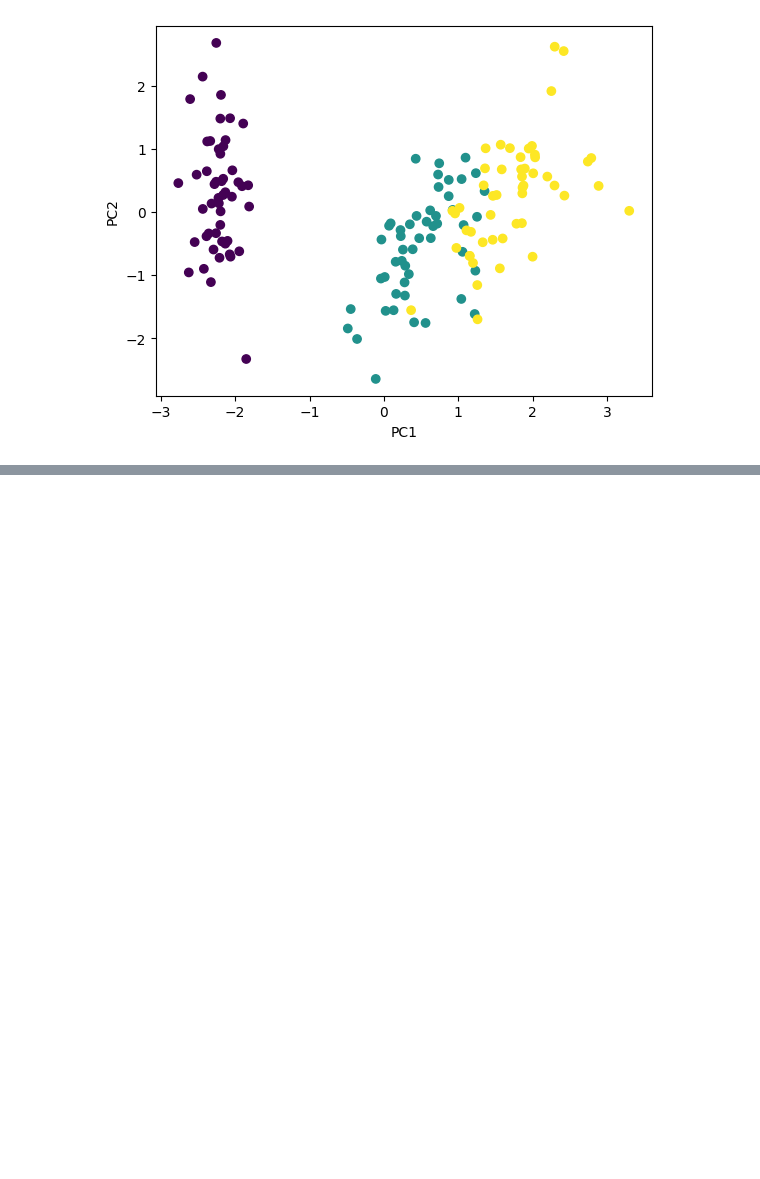
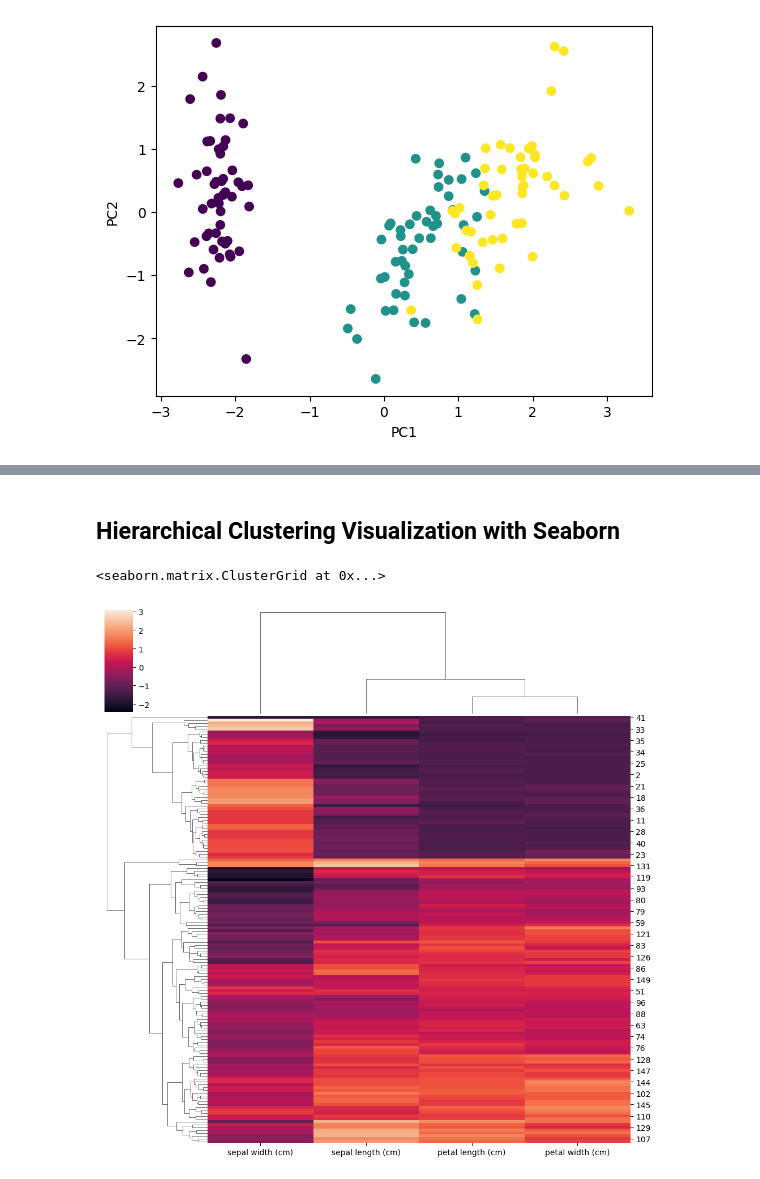
Before and after one commit to ralbu85/STML, a Jupyter notebook: STML_clustering.ipynb, the cells around one changed output, grey strips where cells are left out. Drawn from its saved outputs; the diff is of its cells as text; code cells hidden in the pictures; blank space fills up the shorter version.

```diff
--- a/STML_clustering.ipynb
+++ b/STML_clustering.ipynb
@@ -115,0 +118,5 @@ Text(0, 0.5, 'PC2')
+# %%
+from sklearn.cluster import AgglomerativeClustering
+
+agg = AgglomerativeClustering(n_clusters=3)
+agg.fit(df_norm)
@@ -115,0 +135,8 @@ Text(0, 0.5, 'PC2')
+# %% [markdown]
+## Hierarchical Clustering Visualization with Seaborn
+# %%
+import seaborn as sns
+sns.clustermap(df_norm)
+# %% [output]
+<seaborn.matrix.ClusterGrid at 0x...>
+[figure, added]
```
Also changed, not shown: parts of 3 cells of this notebook.
